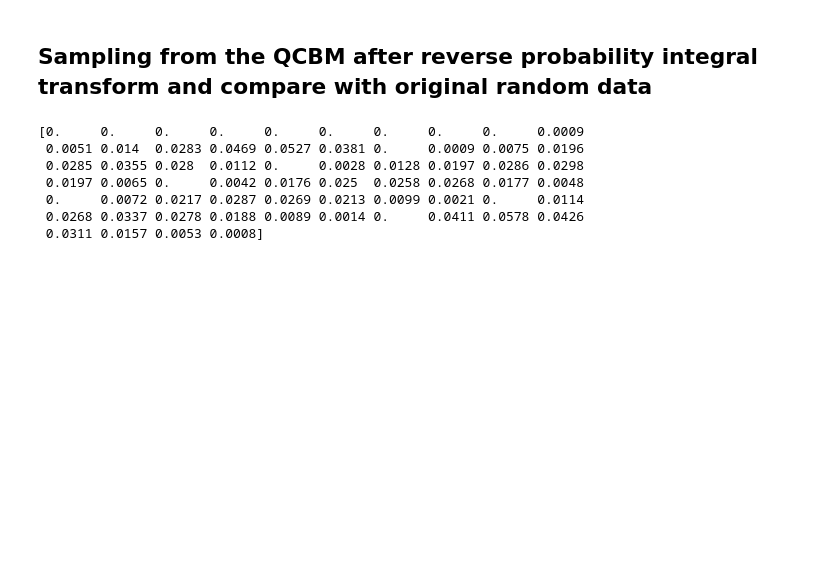
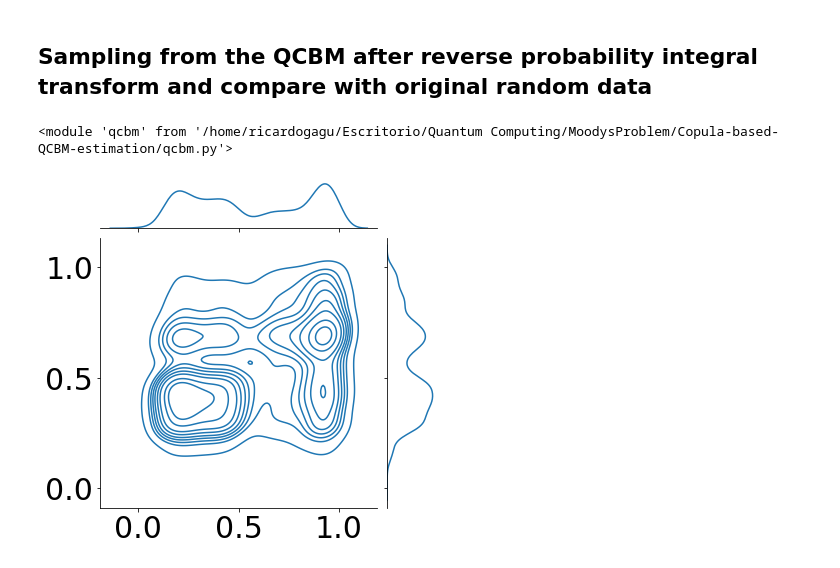
Before and after one commit to RicardoGaGu/Copula-based-QCBM-estimation, a Jupyter notebook: train_hybrid_QCBM_random_data.ipynb, the cells around one changed output. Saved outputs shown, nothing was run; the diff lists cells and outputs as text; code cells hidden in the pictures; blank space fills up the shorter version.

```diff
--- a/train_hybrid_QCBM_random_data.ipynb
+++ b/train_hybrid_QCBM_random_data.ipynb
@@ -131,12 +143,17 @@ print(result)
 # %% [markdown]
 ## Sampling from the QCBM after reverse probability integral transform and compare with original random data
-# %%
-print(target_probs)
-# %% [output]
-[0.     0.     0.     0.     0.     0.     0.     0.     0.     0.0009
- 0.0051 0.014  0.0283 0.0469 0.0527 0.0381 0.     0.0009 0.0075 0.0196
- 0.0285 0.0355 0.028  0.0112 0.     0.0028 0.0128 0.0197 0.0286 0.0298
- 0.0197 0.0065 0.     0.0042 0.0176 0.025  0.0258 0.0268 0.0177 0.0048
- 0.     0.0072 0.0217 0.0287 0.0269 0.0213 0.0099 0.0021 0.     0.0114
- 0.0268 0.0337 0.0278 0.0188 0.0089 0.0014 0.     0.0411 0.0578 0.0426
- 0.0311 0.0157 0.0053 0.0008]
+# %%
+import importlib
+import qcbm
+from qcbm import QCBM
+qcbm_model = QCBM(NUM_QUBITS_VAR,NUM_VARS,NUM_LAYERS,NUM_SHOTS,target_probs)
+importlib.reload(qcbm)
+# %% [output]
+<module 'qcbm' from '/home/ricardogagu/Escritorio/Quantum Computing/MoodysProblem/Copula-based-QCBM-estimation/qcbm.py'>
+# %%
+opt_params = result.x
+U_qcbm  = qcbm_model.sample(opt_params,num_shots= 10000)
+# %%
+sns.jointplot(x=U_qcbm[:,1], y=U_qcbm[:,0], kind="kde");
+# %% [output]
+[figure, added]
```
Also changed, not shown: parts of 10 cells of this notebook, 2 other files.
